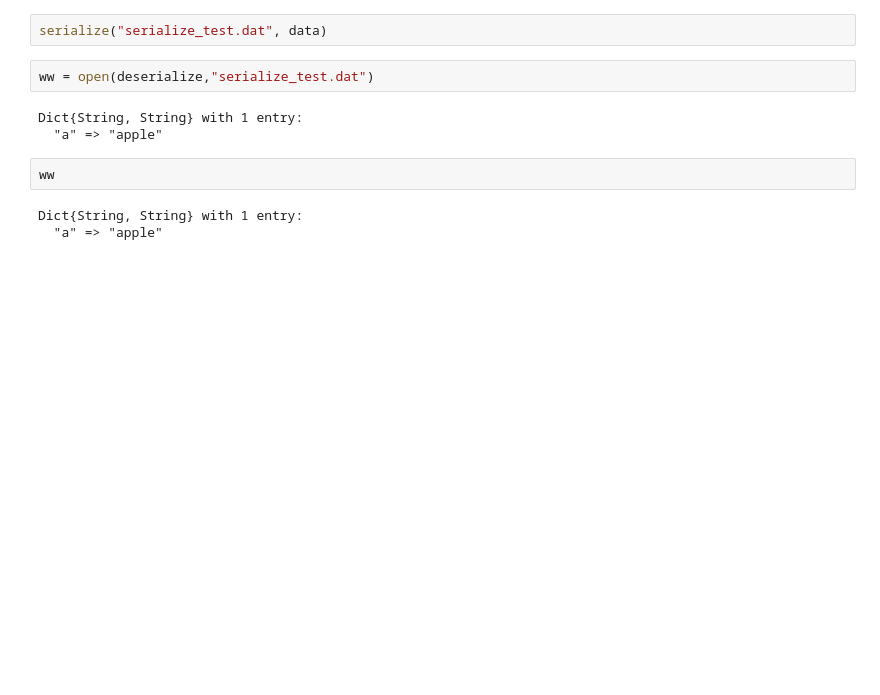
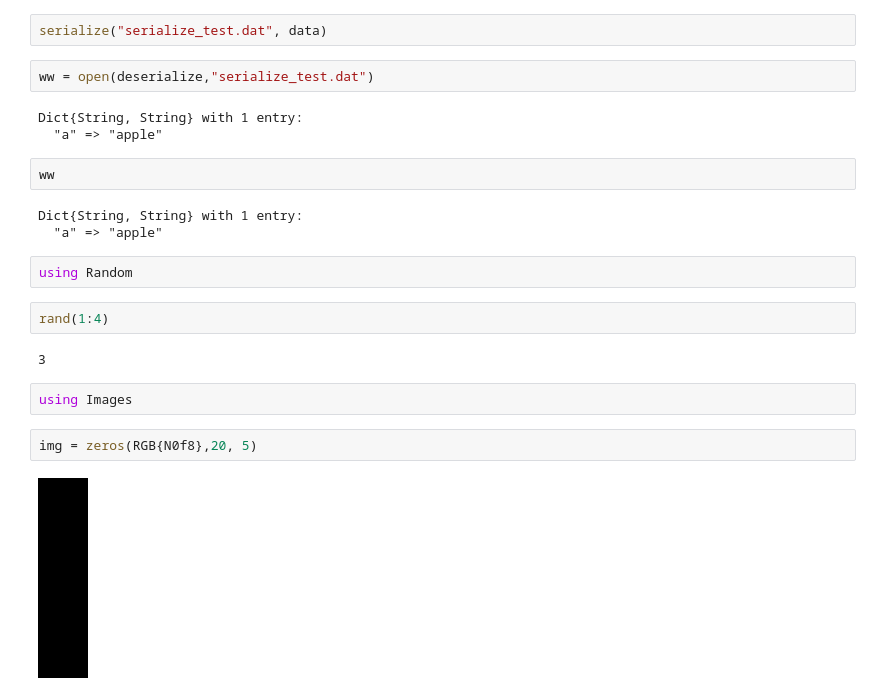
Before and after one commit to YoshihiroMichishita/julia, a Jupyter notebook: ReinforcementLearning/test.ipynb, the cells around one changed output. Drawn from its saved outputs; the diff is of its cells as text; blank space fills up the shorter version.

```diff
--- a/ReinforcementLearning/test.ipynb
+++ b/ReinforcementLearning/test.ipynb
@@ -275,3 +275,15 @@ ww
 # %% [output]
 Dict{String, String} with 1 entry:
   "a" => "apple"
+# %%
+using Random
+# %%
+rand(1:4)
+# %% [output]
+3
+# %%
+using Images
+# %%
+img = zeros(RGB{N0f8},20, 5)
+# %% [output]
+[figure, added]
```
Also changed, not shown: parts of 21 cells of this notebook, 3 other files.
